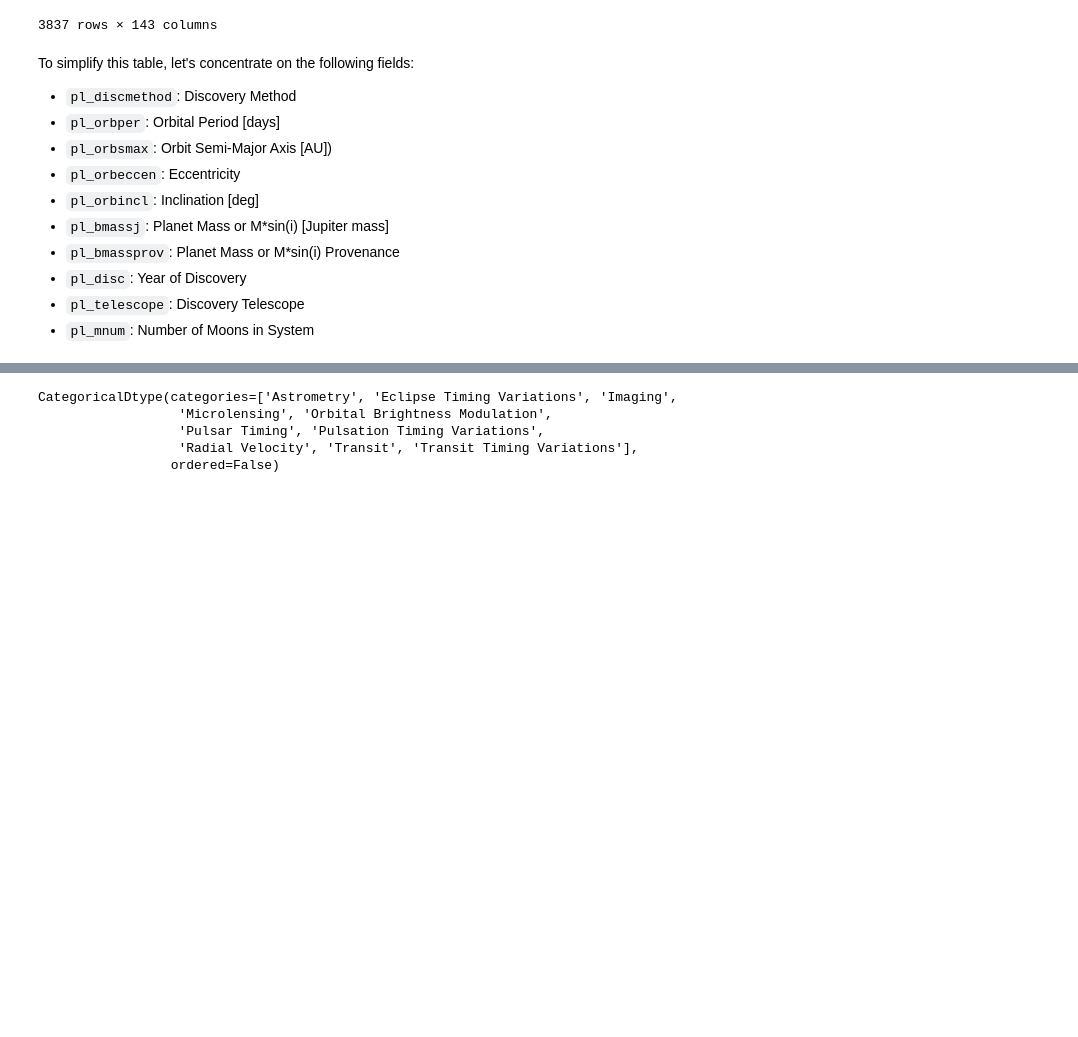
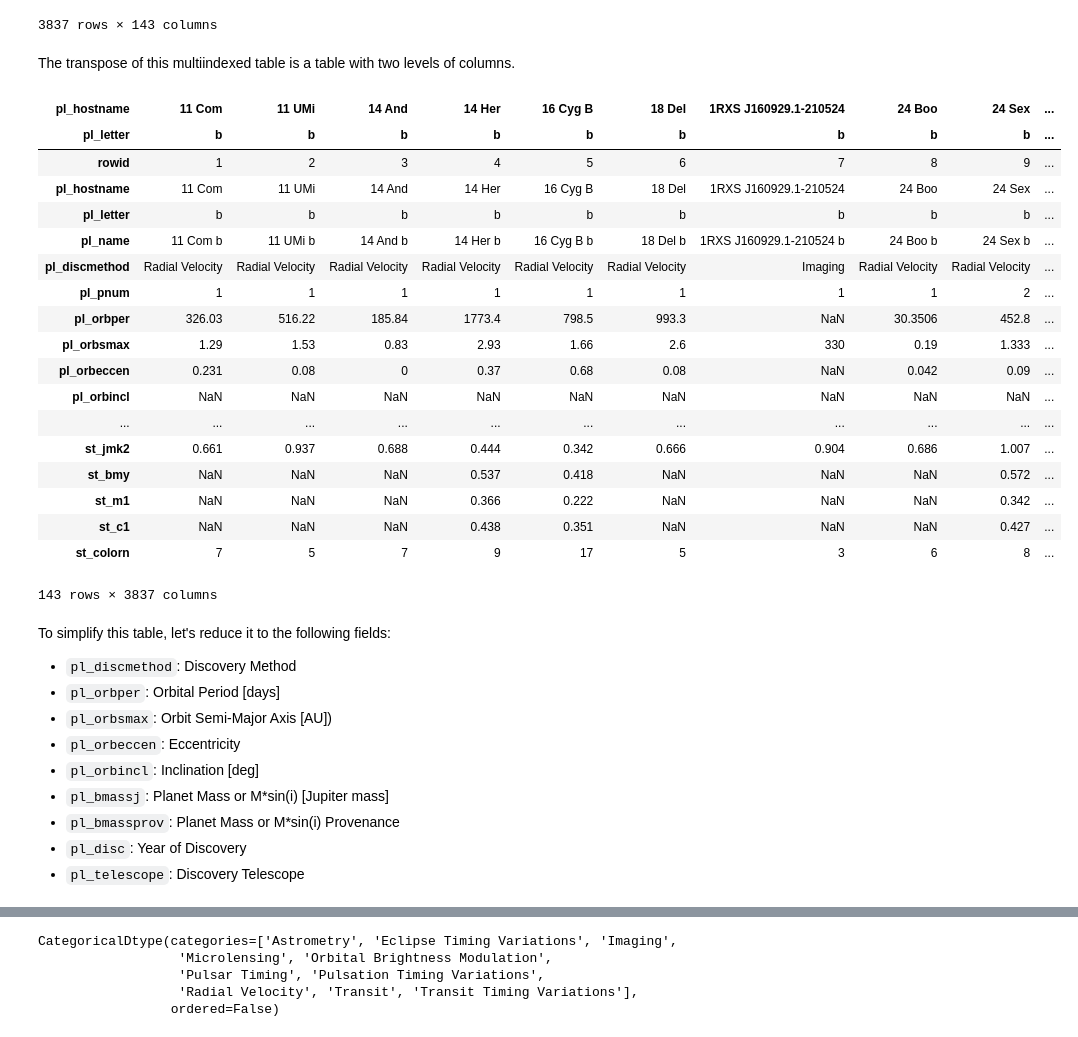
Before and after one commit to jpivarski-talks/python-numpy-mini-course, a Jupyter notebook: 4-pandas.ipynb, the cells around one changed output, grey strips where cells are left out. Cells and saved outputs as stored; diff of their text form; code cells hidden in the pictures; blank space fills up the shorter version.

```diff
--- a/4-pandas.ipynb
+++ b/4-pandas.ipynb
@@ -450,8 +460,32 @@ planets
 |  | d | 3836 | ups And | d | ups And d | Radial Velocity | 3 | 1276.460000 | ... |
 | xi Aql | b | 3837 | xi Aql | b | xi Aql b | Radial Velocity | 1 | 136.750000 | ... |
 3837 rows × 143 columns
+# %% [markdown]
+The transpose of this multiindexed table is a table with two levels of columns.
+# %%
+planets.transpose()
+# %% [output]
+| pl_hostname | 11 Com | 11 UMi | 14 And | 14 Her | 16 Cyg B | 18 Del | 1RXS J160929.1-210524 | 24 Boo | 24 Sex | ... |
+| pl_letter | b | b | b | b | b | b | b | b | b | ... |
+| rowid | 1 | 2 | 3 | 4 | 5 | 6 | 7 | 8 | 9 | ... |
+| pl_hostname | 11 Com | 11 UMi | 14 And | 14 Her | 16 Cyg B | 18 Del | 1RXS J160929.1-210524 | 24 Boo | 24 Sex | ... |
+| pl_letter | b | b | b | b | b | b | b | b | b | ... |
+| pl_name | 11 Com b | 11 UMi b | 14 And b | 14 Her b | 16 Cyg B b | 18 Del b | 1RXS J160929.1-210524 b | 24 Boo b | 24 Sex b | ... |
+| pl_discmethod | Radial Velocity | Radial Velocity | Radial Velocity | Radial Velocity | Radial Velocity | Radial Velocity | Imaging | Radial Velocity | Radial Velocity | ... |
+| pl_pnum | 1 | 1 | 1 | 1 | 1 | 1 | 1 | 1 | 2 | ... |
+| pl_orbper | 326.03 | 516.22 | 185.84 | 1773.4 | 798.5 | 993.3 | NaN | 30.3506 | 452.8 | ... |
+| pl_orbsmax | 1.29 | 1.53 | 0.83 | 2.93 | 1.66 | 2.6 | 330 | 0.19 | 1.333 | ... |
+| pl_orbeccen | 0.231 | 0.08 | 0 | 0.37 | 0.68 | 0.08 | NaN | 0.042 | 0.09 | ... |
+| pl_orbincl | NaN | NaN | NaN | NaN | NaN | NaN | NaN | NaN | NaN | ... |
+| ... | ... | ... | ... | ... | ... | ... | ... | ... | ... | ... |
+| st_jmk2 | 0.661 | 0.937 | 0.688 | 0.444 | 0.342 | 0.666 | 0.904 | 0.686 | 1.007 | ... |
+| st_bmy | NaN | NaN | NaN | 0.537 | 0.418 | NaN | NaN | NaN | 0.572 | ... |
+| st_m1 | NaN | NaN | NaN | 0.366 | 0.222 | NaN | NaN | NaN | 0.342 | ... |
+| st_c1 | NaN | NaN | NaN | 0.438 | 0.351 | NaN | NaN | NaN | 0.427 | ... |
+| st_colorn | 7 | 5 | 7 | 9 | 17 | 5 | 3 | 6 | 8 | ... |
+143 rows × 3837 columns
 # %% [markdown]
-To simplify this table, let's concentrate on the following fields:
+To simplify this table, let's reduce it to the following fields:
 
   * `pl_discmethod`:  Discovery Method
   * `pl_orbper`:      Orbital Period [days]
@@ -462,5 +496,4 @@ To simplify this table, let's concentrate on the following fields:
   * `pl_bmassprov`:   Planet Mass or M*sin(i) Provenance
   * `pl_disc`:        Year of Discovery
   * `pl_telescope`:   Discovery Telescope
-  * `pl_mnum`:        Number of Moons in System
 # %%
```
Also changed, not shown: parts of 32 cells of this notebook.
